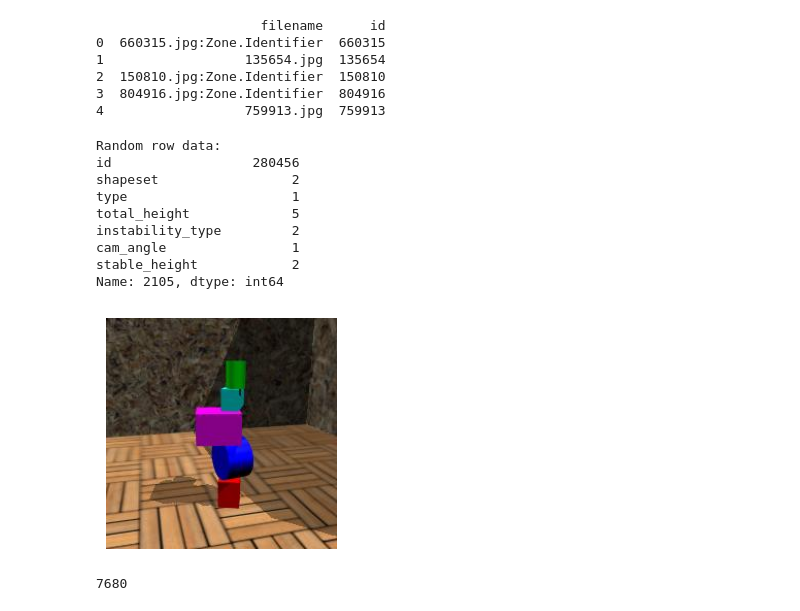
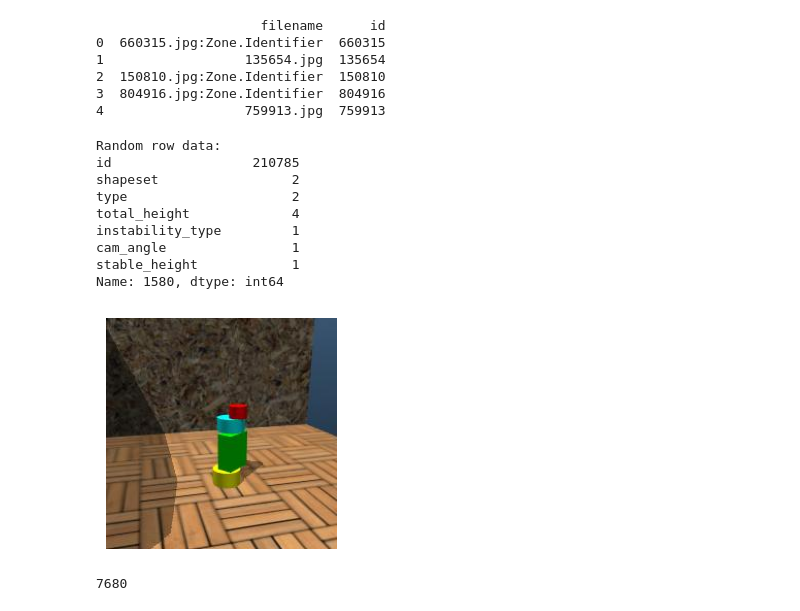
Before and after one commit to julehalim/ComputerVisionFinal, a Jupyter notebook: simplest_transfer.ipynb, the cells around one changed output. Cells and saved outputs as stored; diff of their text form; code cells hidden in the pictures.

```diff
--- a/simplest_transfer.ipynb
+++ b/simplest_transfer.ipynb
@@ -33,41 +33,41 @@ import pandas as pd
 import random
 from PIL import Image
 import os
 import matplotlib.pyplot as plt
 
 # Load the data
 train_data = pd.read_csv('data/train/train.csv')
 
 
 
 # # Pick a random row
-# random_row = train_data.sample(n=1).iloc[0]
+random_row = train_data.sample(n=1).iloc[0]
 
 # Print the data for the random row
 print("Random row data:")
 print(random_row)
 
 # Display the relevant image
 image_path = os.path.join('data', 'train', 'images', f"{random_row['id']}.jpg")
 try:
     img = Image.open(image_path)
     plt.figure(figsize=(3, 3))
     plt.imshow(img)
     plt.axis('off')
     plt.show()
 except FileNotFoundError:
     print(f"Image not found: {image_path}")
 # %% [output]
 Random row data:
-id                  280456
+id                  210785
 shapeset                 2
-type                     1
-total_height             5
-instability_type         2
+type                     2
+total_height             4
+instability_type         1
 cam_angle                1
-stable_height            2
-Name: 2105, dtype: int64
+stable_height            1
+Name: 1580, dtype: int64
-[figure, old version]
+[figure, new version]
 # %%
 files = get_image_files(train_dir)
 len(files)
```
Also changed, not shown: parts of 7 cells of this notebook, 3 other files.
